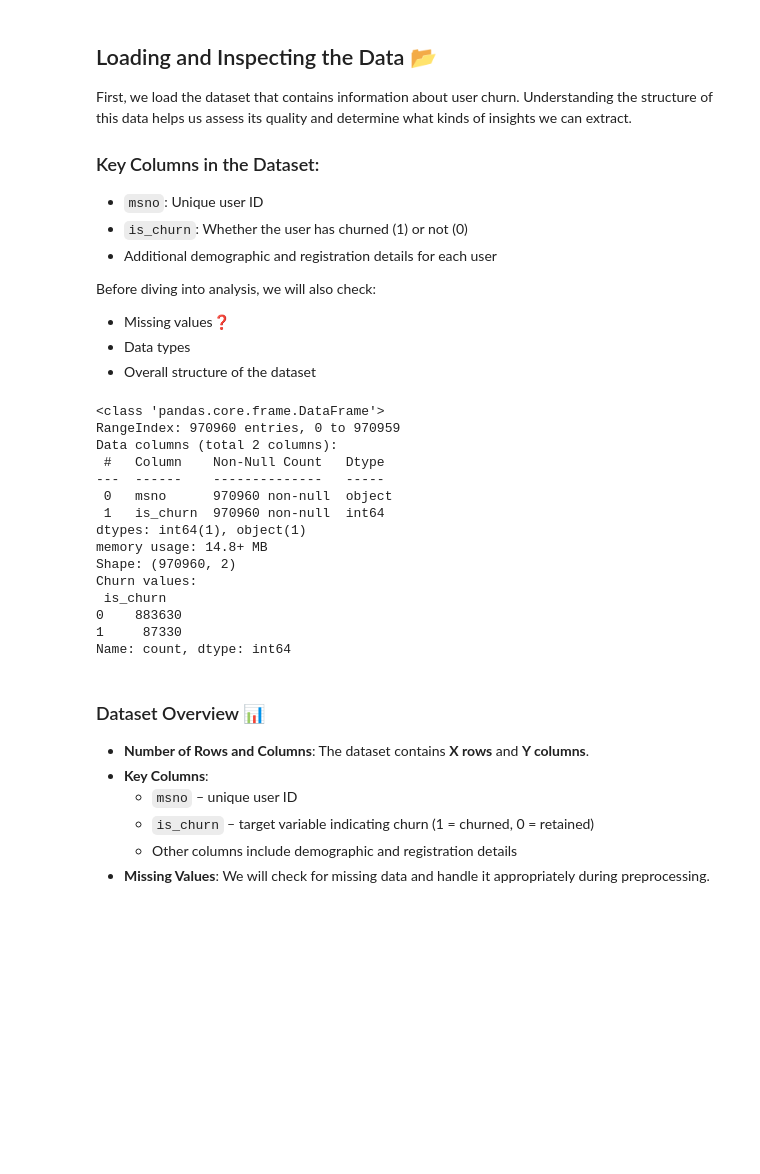
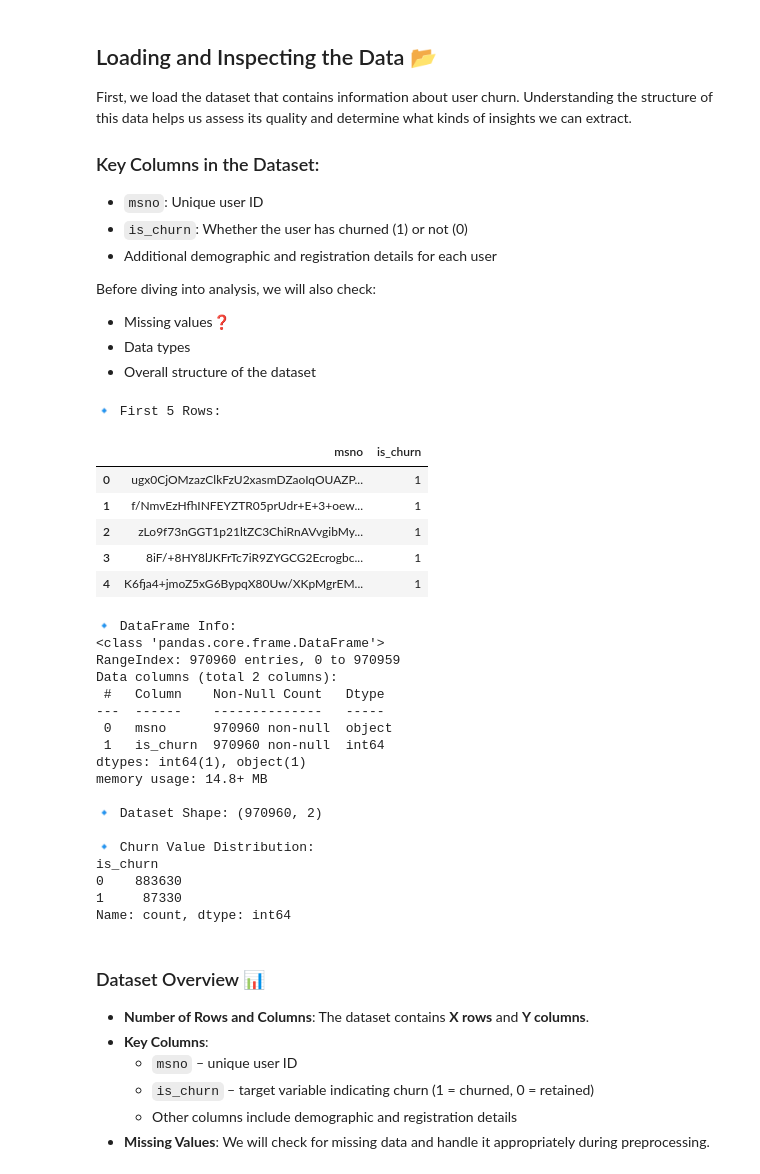
Before and after one commit to disha-jais/KKBox-Users-Analysis, a Jupyter notebook: kkbox_churn_analysis.ipynb, the cells around one changed output. Drawn from its saved outputs; the diff is of its cells as text; code cells hidden in the pictures; blank space fills up the shorter version.

```diff
--- a/kkbox_churn_analysis.ipynb
+++ b/kkbox_churn_analysis.ipynb
@@ -25,36 +25,49 @@ Before diving into analysis, we will also check:
 # %%
 import pandas as pd
 
-# Load the churn training dataset
-train_df = pd.read_csv("train_v2.csv")
+# Load the churn training dataset from the data folder
+train_df = pd.read_csv("data/train_v2.csv")
 
-# Preview the first few rows
-train_df.head()
+# Preview the first five rows
+print("🔹 First 5 Rows:")
+display(train_df.head())
 
-# Overview of columns, data types and missing values
+# Overview of columns, data types, and missing values
+print("\n🔹 DataFrame Info:")
 train_df.info()
 
 # Shape of the dataset (rows, columns)
-print("Shape:", train_df.shape)
+print("\n🔹 Dataset Shape:", train_df.shape)
 
-# Check unique churn values
-print("Churn values:\n", train_df['is_churn'].value_counts())
+# Check unique churn values and their counts
+print("\n🔹 Churn Value Distribution:")
+print(train_df['is_churn'].value_counts())
 # %% [output]
-<class 'pandas.core.frame.DataFrame'>
-RangeIndex: 970960 entries, 0 to 970959
-Data columns (total 2 columns):
- #   Column    Non-Null Count   Dtype
----  ------    --------------   -----
- 0   msno      970960 non-null  object
- 1   is_churn  970960 non-null  int64
-dtypes: int64(1), object(1)
-memory usage: 14.8+ MB
-Shape: (970960, 2)
-Churn values:
- is_churn
-0    883630
-1     87330
-Name: count, dtype: int64
+🔹 First 5 Rows:
+|  | msno | is_churn |
+| 0 | ugx0CjOMzazClkFzU2xasmDZaoIqOUAZP... | 1 |
+| 1 | f/NmvEzHfhINFEYZTR05prUdr+E+3+oew... | 1 |
+| 2 | zLo9f73nGGT1p21ltZC3ChiRnAVvgibMy... | 1 |
+| 3 | 8iF/+8HY8lJKFrTc7iR9ZYGCG2Ecrogbc... | 1 |
+| 4 | K6fja4+jmoZ5xG6BypqX80Uw/XKpMgrEM... | 1 |
+🔹 DataFrame Info:
+<class 'pandas.core.frame.DataFrame'>
+RangeIndex: 970960 entries, 0 to 970959
+Data columns (total 2 columns):
+ #   Column    Non-Null Count   Dtype
+---  ------    --------------   -----
+ 0   msno      970960 non-null  object
+ 1   is_churn  970960 non-null  int64
+dtypes: int64(1), object(1)
+memory usage: 14.8+ MB
+
+🔹 Dataset Shape: (970960, 2)
+
+🔹 Churn Value Distribution:
+is_churn
+0    883630
+1     87330
+Name: count, dtype: int64
 # %% [markdown]
 ### Dataset Overview 📊
 
```
Also changed, not shown: parts of 3 cells of this notebook.
